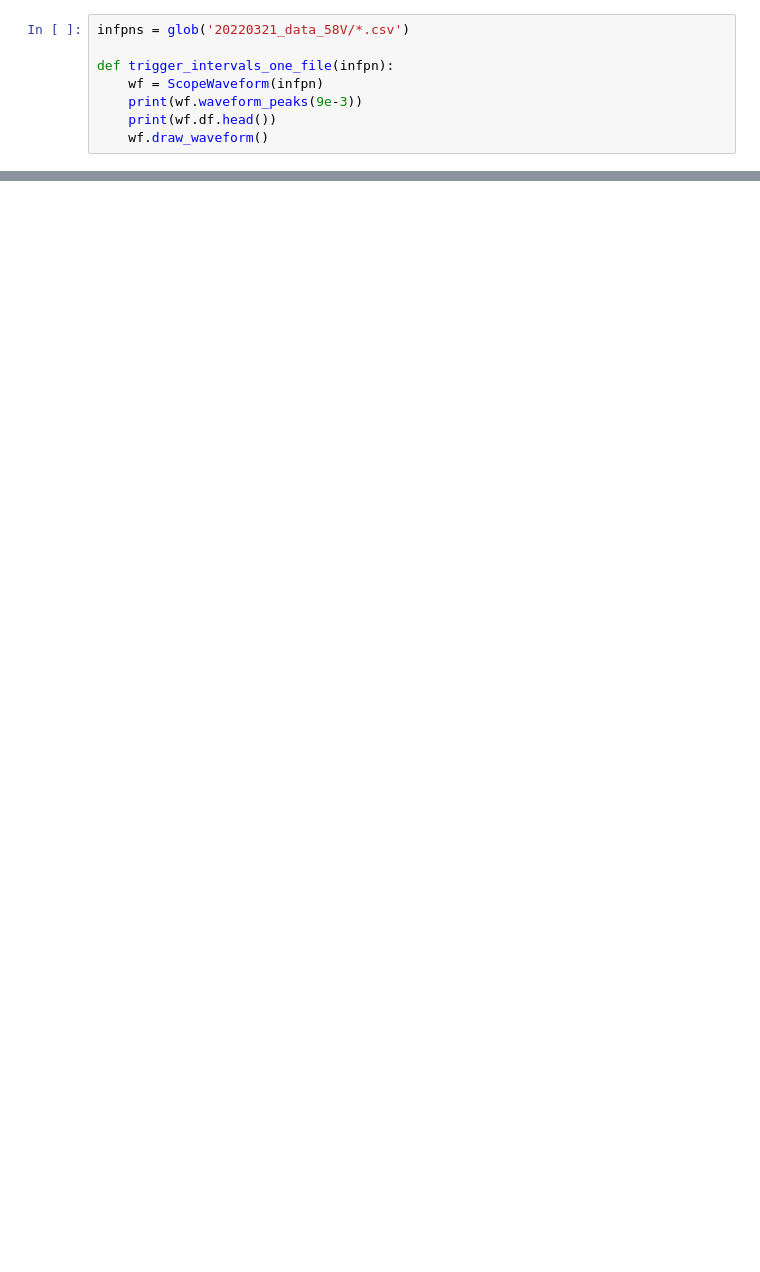
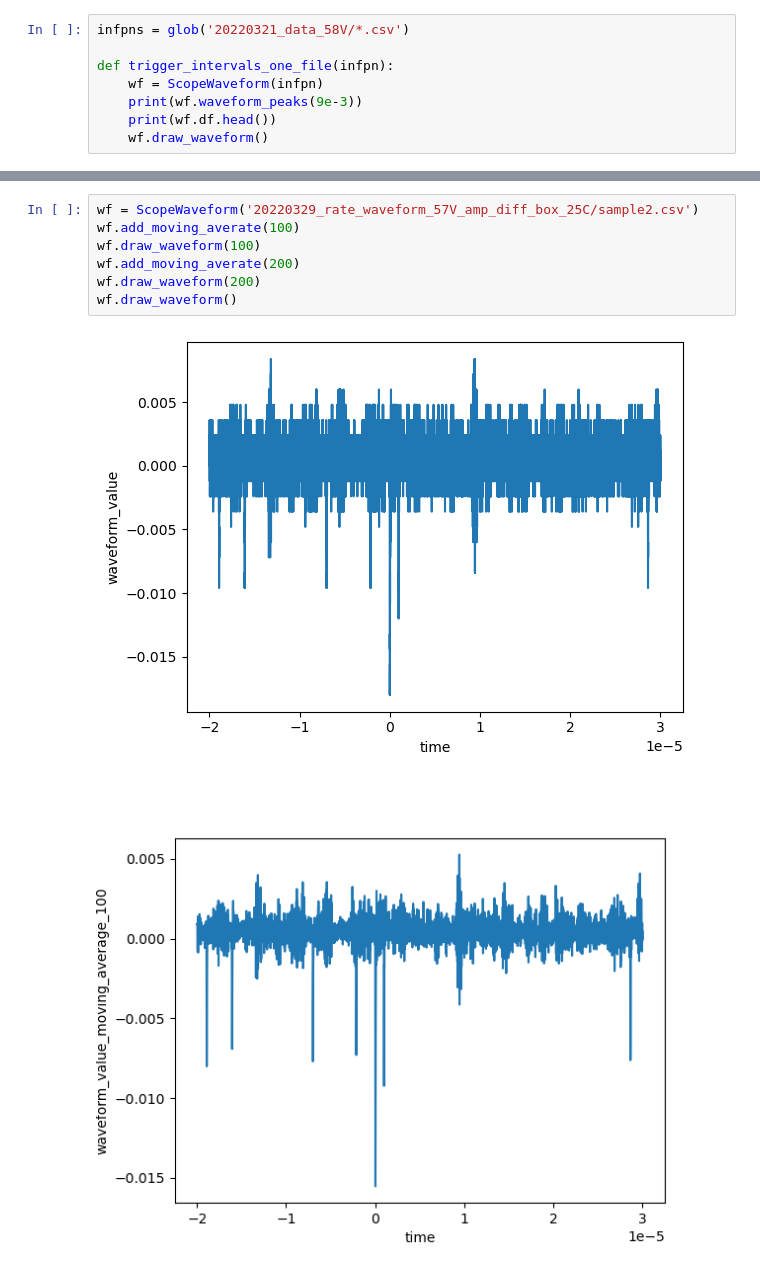
Before and after one commit to kaikai581/t2k-mppc-daq, a Jupyter notebook: FEBDAQMULTx2/data_analysis/14_scope_waveforms/tektronix_mso5204/20220321_calculate_rate.ipynb, the cells around one changed output, grey strips where cells are left out. Cells and saved outputs as stored; diff of their text form; blank space fills up the shorter version.

Commit message:
Add the moving window average method.

```diff
--- a/FEBDAQMULTx2/data_analysis/14_scope_waveforms/tektronix_mso5204/20220321_calculate_rate.ipynb
+++ b/FEBDAQMULTx2/data_analysis/14_scope_waveforms/tektronix_mso5204/20220321_calculate_rate.ipynb
@@ -28,0 +34,10 @@ trigger_intervals_one_file(infpns[1])
+# %%
+wf = ScopeWaveform('20220329_rate_waveform_57V_amp_diff_box_25C/sample2.csv')
+wf.add_moving_averate(100)
+wf.draw_waveform(100)
+wf.add_moving_averate(200)
+wf.draw_waveform(200)
+wf.draw_waveform()
+# %% [output]
+[figure, added]
+[figure, added]
```
Also changed, not shown: parts of 4 cells of this notebook, 2 other files.
